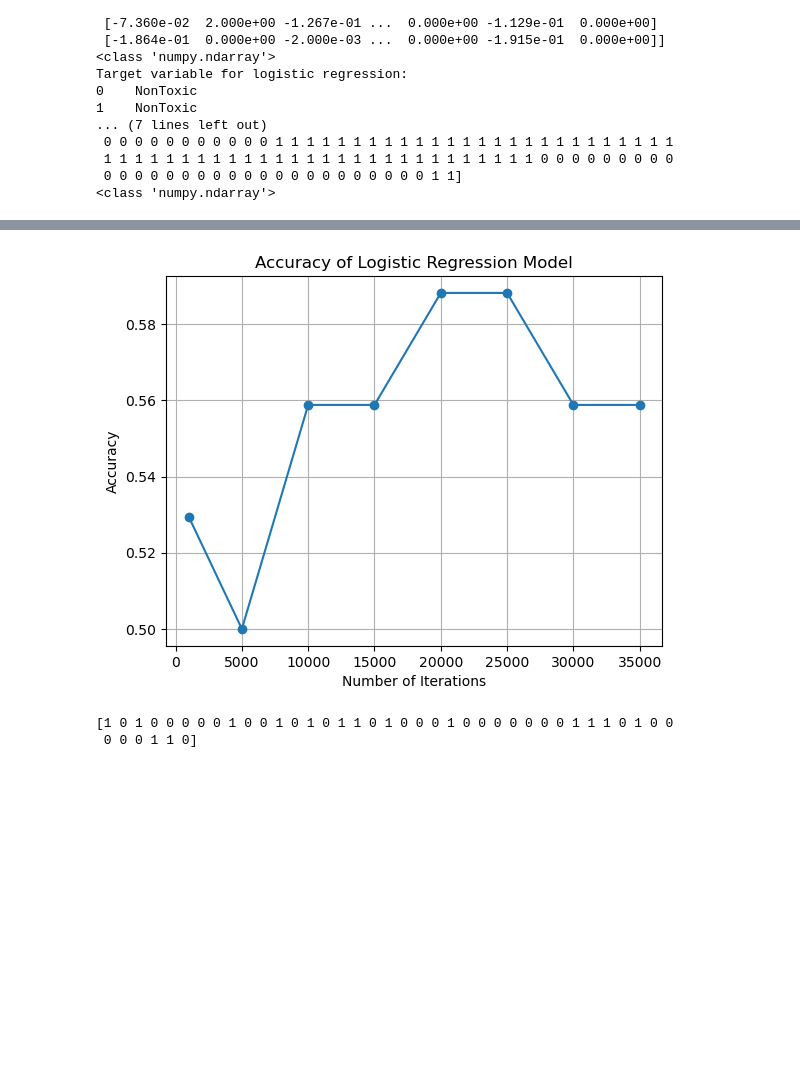
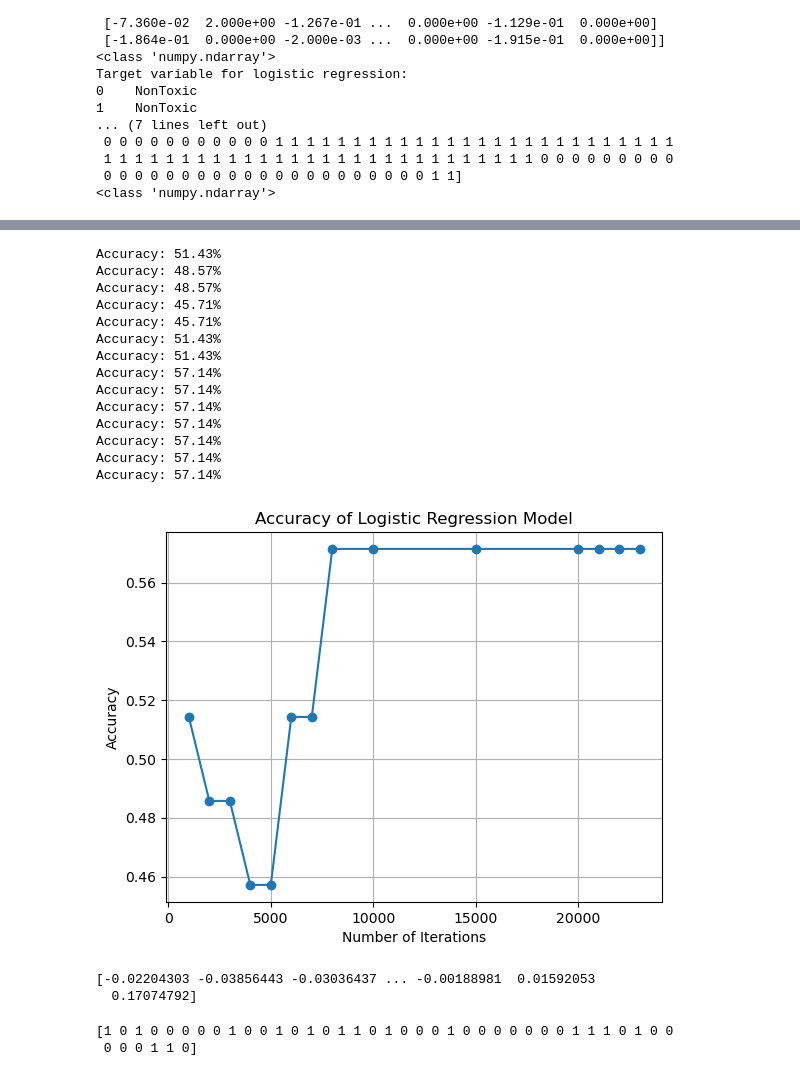
Before and after one commit to jonazhu/02620_ml_group5, a Jupyter notebook: FeatureEliminationLogisticRegression.ipynb, the cells around one changed output, grey strips where cells are left out. Cells and saved outputs as stored; diff of their text form; code cells hidden in the pictures; blank space fills up the shorter version.

```diff
--- a/FeatureEliminationLogisticRegression.ipynb
+++ b/FeatureEliminationLogisticRegression.ipynb
@@ -231,30 +231,51 @@ print(y_test)
 # %%
 #Switch hyperparameters up
 learning_rate = 0.001
-num_iterations_list = [1000, 5000, 10000, 15000, 20000, 25000, 30000, 35000]
+num_iterations_list = [1000, 2000, 3000, 4000, 5000, 6000, 7000, 8000, 10000, 15000, 20000, 21000, 22000, 23000]
 
 #Train the logistic regression model and evaluate accuracy for each number of iterations
 accuracy_scores = []
 for num_iterations in num_iterations_list:
     #Training step
     weights, bias = logistic_regression(X_train, y_train, learning_rate, num_iterations)
 
     #Make predictions on the test data
     y_pred = logistic_regression_predict(X_test, weights, bias)
 
     #Calculate accuracy
     acc = compute_score(y_test, y_pred)
+    print("Accuracy: {:.2f}%".format(acc* 100))
     accuracy_scores.append(acc)
 
 #Plot accuracy over iterations
 plt.plot(num_iterations_list, accuracy_scores, marker='o')
 plt.xlabel('Number of Iterations')
 plt.ylabel('Accuracy')
 plt.title('Accuracy of Logistic Regression Model')
 plt.grid(True)
 plt.show()
 # %% [output]
+Accuracy: 51.43%
+Accuracy: 48.57%
+Accuracy: 48.57%
+Accuracy: 45.71%
+Accuracy: 45.71%
+Accuracy: 51.43%
+Accuracy: 51.43%
+Accuracy: 57.14%
+Accuracy: 57.14%
+Accuracy: 57.14%
+Accuracy: 57.14%
+Accuracy: 57.14%
+Accuracy: 57.14%
+Accuracy: 57.14%
-[figure, old version]
+[figure, new version]
+# %%
+#Evaluate coefficients
+print(weights)
+# %% [output]
+[-0.02204303 -0.03856443 -0.03036437 ... -0.00188981  0.01592053
+  0.17074792]
 # %%
 #Test with sklearn
 from sklearn.linear_model import LogisticRegression
```
Also changed, not shown: parts of 5 cells of this notebook.
